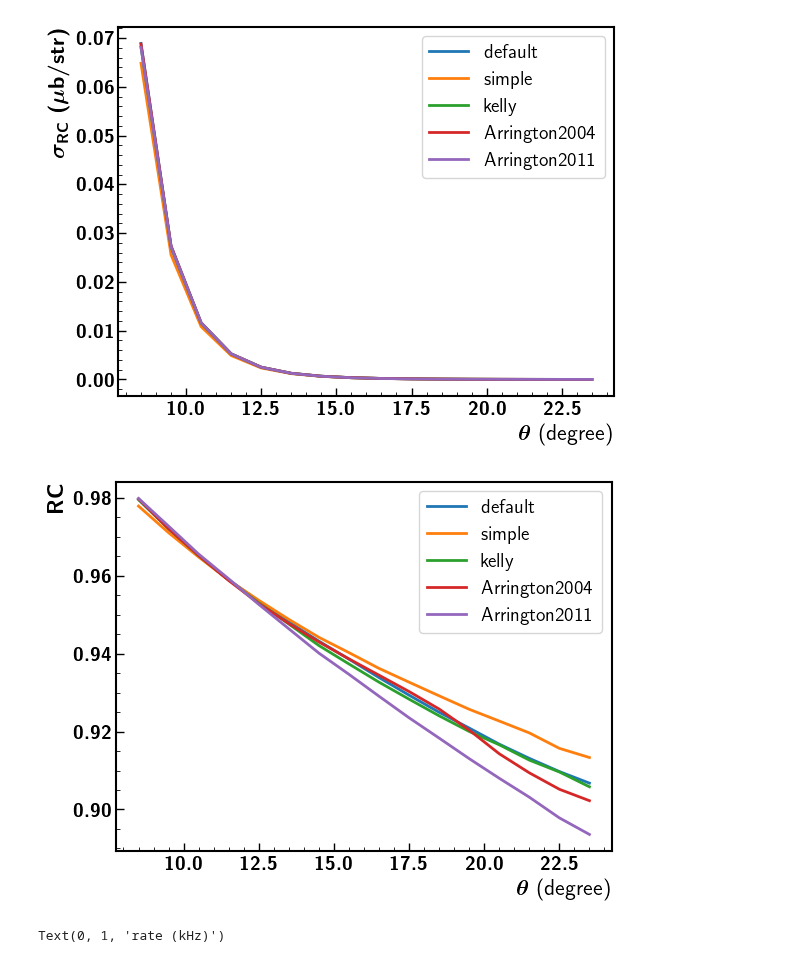
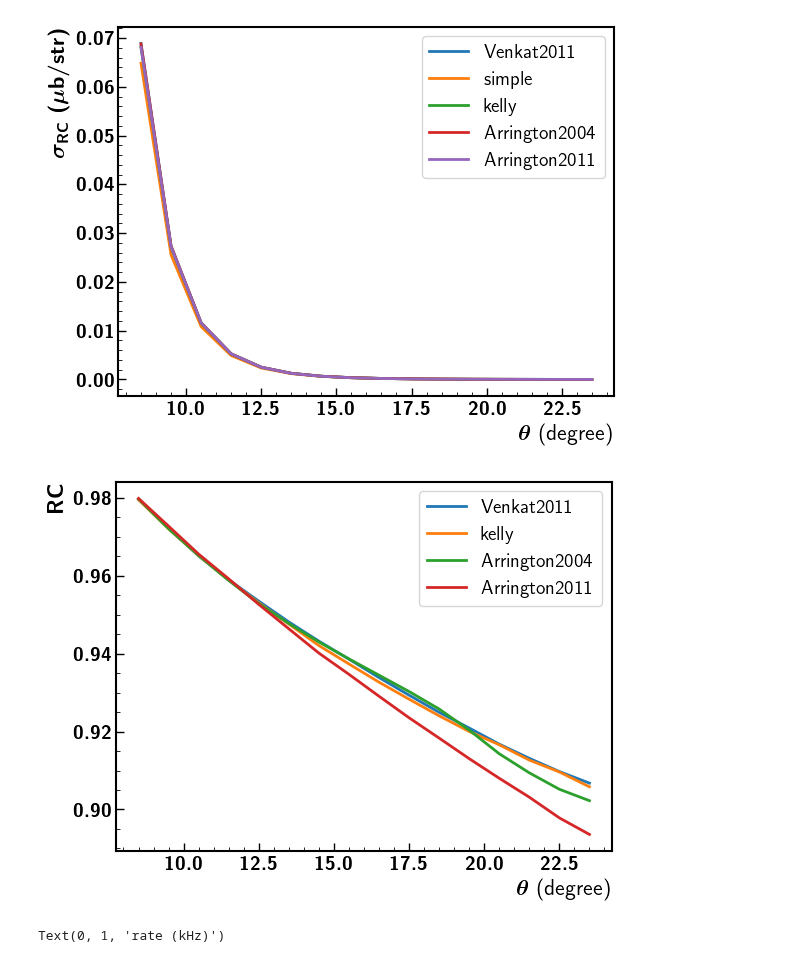
Before and after one commit to Mengzhendada/compare, a Jupyter notebook: Unpol_elastic_sys.ipynb, the cells around one changed output. Saved outputs shown, nothing was run; the diff lists cells and outputs as text; code cells hidden in the pictures.

```diff
--- a/Unpol_elastic_sys.ipynb
+++ b/Unpol_elastic_sys.ipynb
@@ -149,7 +149,7 @@ plt.savefig('../Proposals/Unpol_proposal/elastic_ep/Xs_theta_full_sys.pdf')
 # %%
 theta_rc = (df_rc_8['theta_min_deg'].astype(float)+df_rc_8['theta_max_deg'].astype(float))/2
 xs = (df_rc_8['xs_mubperstr'].astype(float))
-plt.plot(theta_rc,xs,label='default')
+plt.plot(theta_rc,xs,label='Venkat2011')
 
 xs_simple_rc = (df_rc_simple_8['xs_mubperstr'].astype(float))
 plt.plot(theta_rc,xs_simple_rc,label='simple')
@@ -168,30 +168,30 @@ plt.xlabel(r'$\theta$ (degree)')
 plt.ylabel(r'$\sigma_{RC}$ $(\mu b/str)$')
 plt.savefig('../Proposals/Unpol_proposal/elastic_ep/XsRC_theta_full_sys.pdf')
 # %% [output]
-[figure, old version]
+[figure, new version]
 # %%
 theta_rc = (df_rc_8['theta_min_deg'].astype(float)+df_rc_8['theta_max_deg'].astype(float))/2
 xs = (df_rc_8['xs_mubperstr'].astype(float))
-plt.plot(theta_rc,xs_born/xs,label='default')
+plt.plot(theta_rc,xs_born/xs,label='Venkat2011')
 
-xs_simple_rc = (df_rc_simple_8['xs_mubperstr'].astype(float))
-plt.plot(theta_rc,xs_simple_born/xs_simple_rc,label='simple')
+#xs_simple_rc = (df_rc_simple_8['xs_mubperstr'].astype(float))
+#plt.plot(theta_rc,xs_simple_born/xs_simple_rc,label='simple')
 
 xs_kelly_rc = (df_rc_kelly_8['xs_mubperstr'].astype(float))
 plt.plot(theta_rc,xs_kelly_born/xs_kelly_rc,label='kelly')
 
 xs_Arrington2004_rc = (df_rc_Arrington2004_8['xs_mubperstr'].astype(float))
 plt.plot(theta_rc,xs_Arrington2004_born/xs_Arrington2004_rc,label='Arrington2004')
 
 xs_Arrington2011_rc = (df_rc_Arrington2011_8['xs_mubperstr'].astype(float))
 plt.plot(theta_rc,xs_Arrington2011_born/xs_Arrington2011_rc,label='Arrington2011')
 
 plt.legend()
 plt.xlabel(r'$\theta$ (degree)')
 plt.ylabel(r'$RC$')
 plt.savefig('../Proposals/Unpol_proposal/elastic_ep/RC_theta_full_sys.pdf')
 # %% [output]
-[figure, old version]
+[figure, new version]
 # %%
 theta_rc = (df_rc_8['theta_min_deg'].astype(float)+df_rc_8['theta_max_deg'].astype(float))/2
 xs = (df_rc_8['xs_mubperstr'].astype(float))*(df_rc_8['angle_ster'].astype(float))*1e3
```
Also changed, not shown: parts of 1 cell of this notebook, 2 other files.
